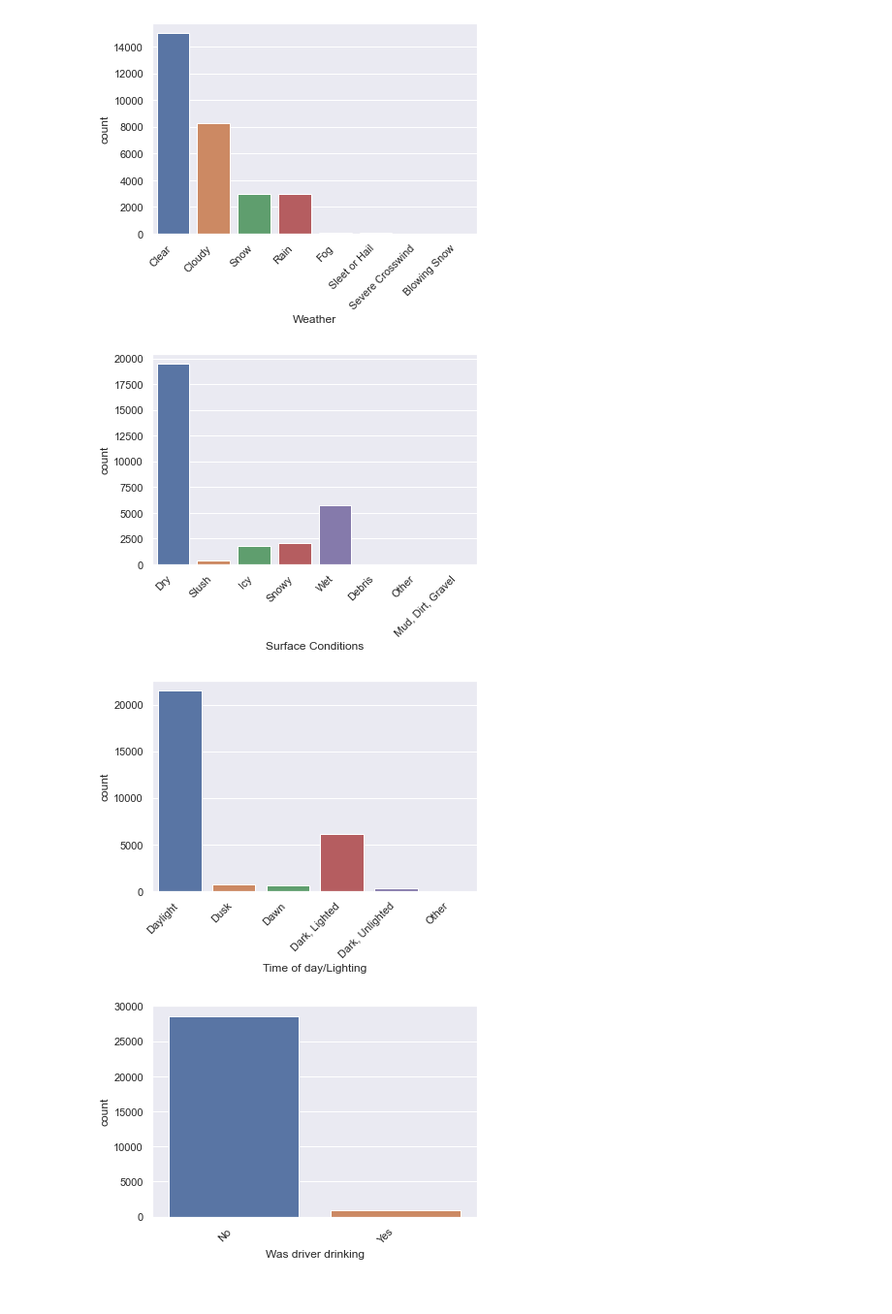
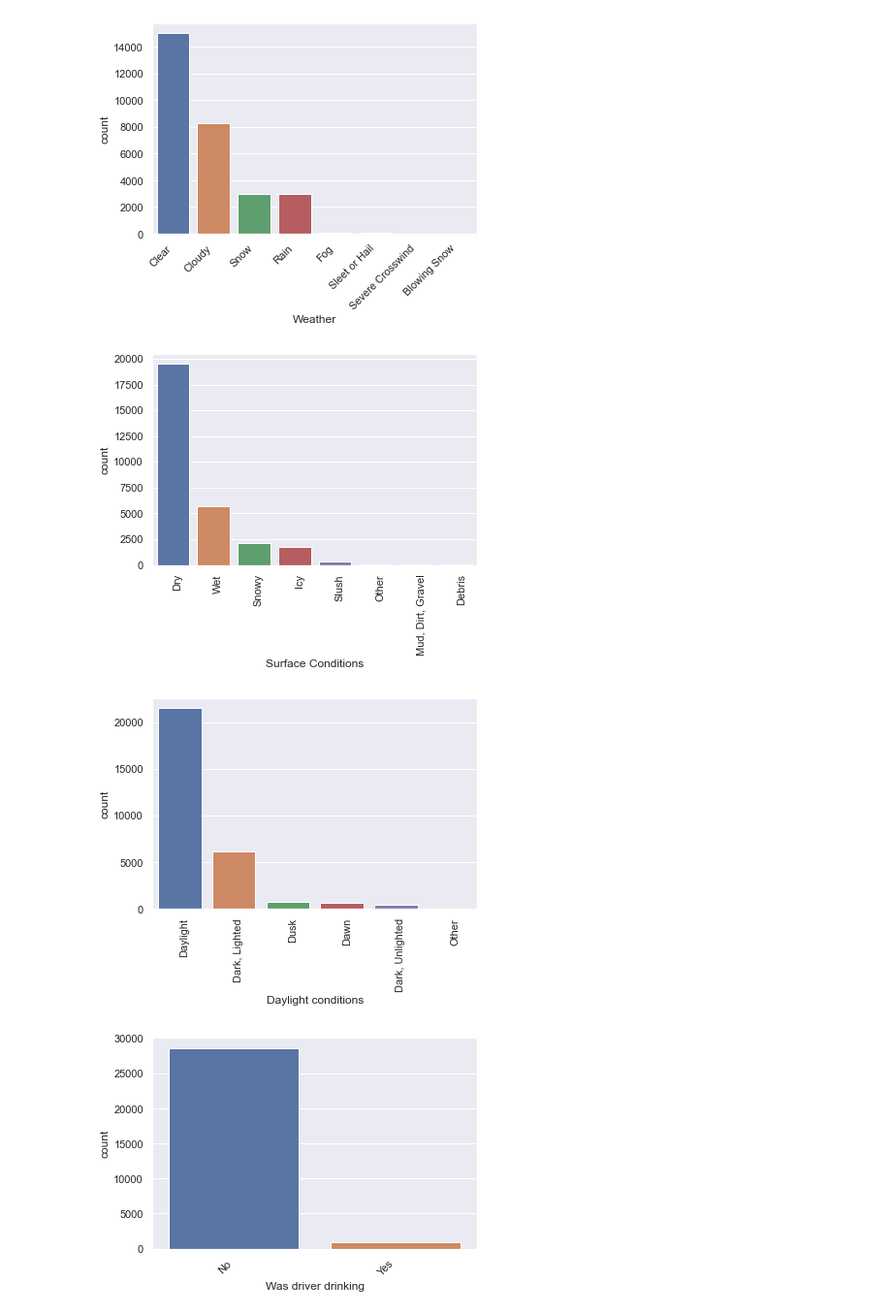
Before and after one commit to Ambush3/GR_Crash_Data, a Jupyter notebook: Crash.ipynb, the cells around one changed output. Shown at 97% size. Cells and saved outputs as stored; diff of their text form; code cells hidden in the pictures.

```diff
--- a/Crash.ipynb
+++ b/Crash.ipynb
@@ -379,21 +379,26 @@ plt.show()
 # %% [output]
 [figure]
 # %%
-ax = sns.countplot(data_clean['SURFCOND'])
-ax.set_xticklabels(ax.get_xticklabels(), rotation=45,
-                   horizontalalignment='right')
+
+ax = sns.countplot(x='SURFCOND', data=data_clean,
+                   order=data_clean['SURFCOND'].value_counts().index)
+ax.set_xticklabels(ax.get_xticklabels(), rotation=90,
+                   horizontalalignment='left'
+                   )
 plt.xlabel('Surface Conditions')
 plt.show()
 # %% [output]
-[figure, old version]
+[figure, new version]
 # %%
-ax = sns.countplot(data_clean['LIGHTING'])
-ax.set_xticklabels(ax.get_xticklabels(), rotation=45,
-                   horizontalalignment='right')
-plt.xlabel('Time of day/Lighting')
+ax = sns.countplot(x='LIGHTING', data=data_clean,
+                   order=data_clean['LIGHTING'].value_counts().index)
+ax.set_xticklabels(ax.get_xticklabels(), rotation=90,
+                   horizontalalignment='left'
+                   )
+plt.xlabel('Daylight conditions')
 plt.show()
 # %% [output]
-[figure, old version]
+[figure, new version]
 # %%
 ax = sns.countplot(data_clean['D1DRINKIN'])
 ax.set_xticklabels(ax.get_xticklabels(), rotation=45,
```
Also changed, not shown: parts of 11 cells of this notebook.
